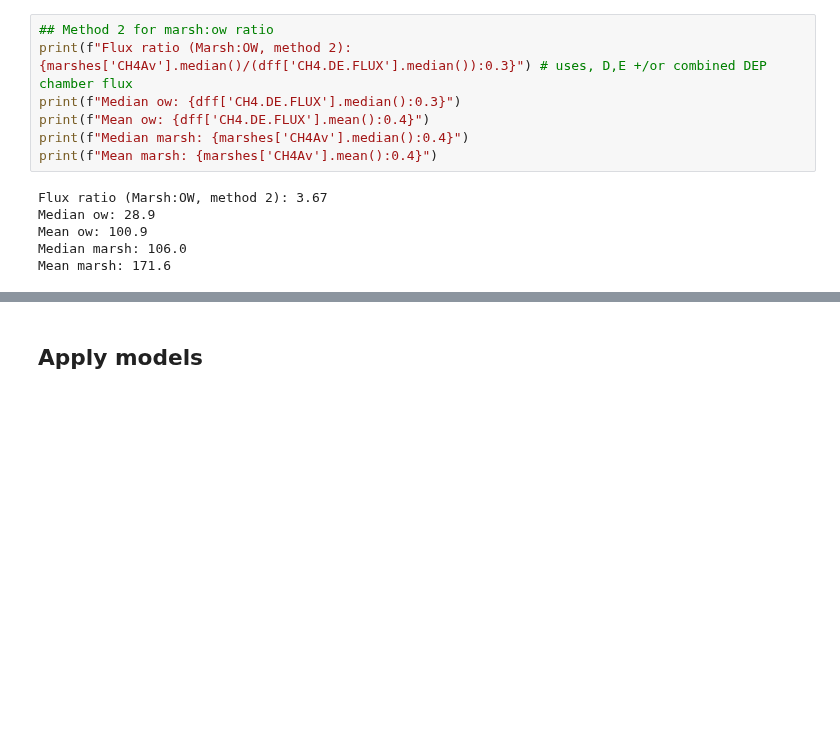
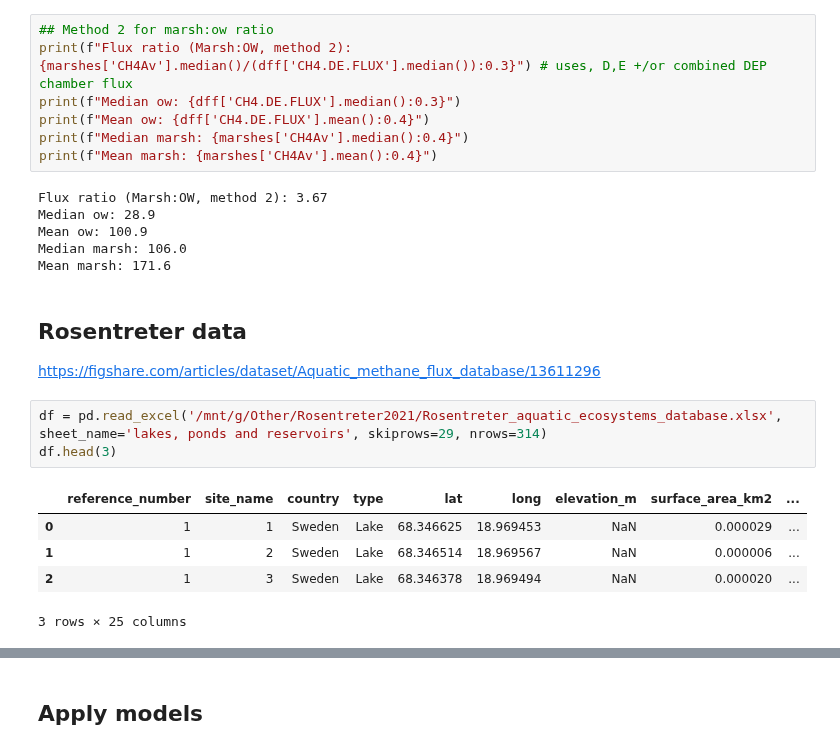
Before and after one commit to ekcomputer/lake-area, a Jupyter notebook: baseline_estimates.ipynb, the cells around one changed output, grey strips where cells are left out. Cells and saved outputs as stored; diff of their text form; blank space fills up the shorter version.

```diff
--- a/baseline_estimates.ipynb
+++ b/baseline_estimates.ipynb
@@ -411,3 +411,15 @@ Median ow: 28.9
 Mean ow: 100.9
 Median marsh: 106.0
 Mean marsh: 171.6
+# %% [markdown]
+## Rosentreter data
+https://figshare.com/articles/dataset/Aquatic_methane_flux_database/13611296
+# %%
+df = pd.read_excel('/mnt/g/Other/Rosentreter2021/Rosentreter_aquatic_ecosystems_database.xlsx', sheet_name='lakes, ponds and reservoirs', skiprows=29, nrows=314)
+df.head(3)
+# %% [output]
+|  | reference_number | site_name | country | type | lat | long | elevation_m | surface_area_km2 | ... |
+| 0 | 1 | 1 | Sweden | Lake | 68.346625 | 18.969453 | NaN | 0.000029 | ... |
+| 1 | 1 | 2 | Sweden | Lake | 68.346514 | 18.969567 | NaN | 0.000006 | ... |
+| 2 | 1 | 3 | Sweden | Lake | 68.346378 | 18.969494 | NaN | 0.000020 | ... |
+3 rows × 25 columns
```
Also changed, not shown: parts of 3 cells of this notebook.
